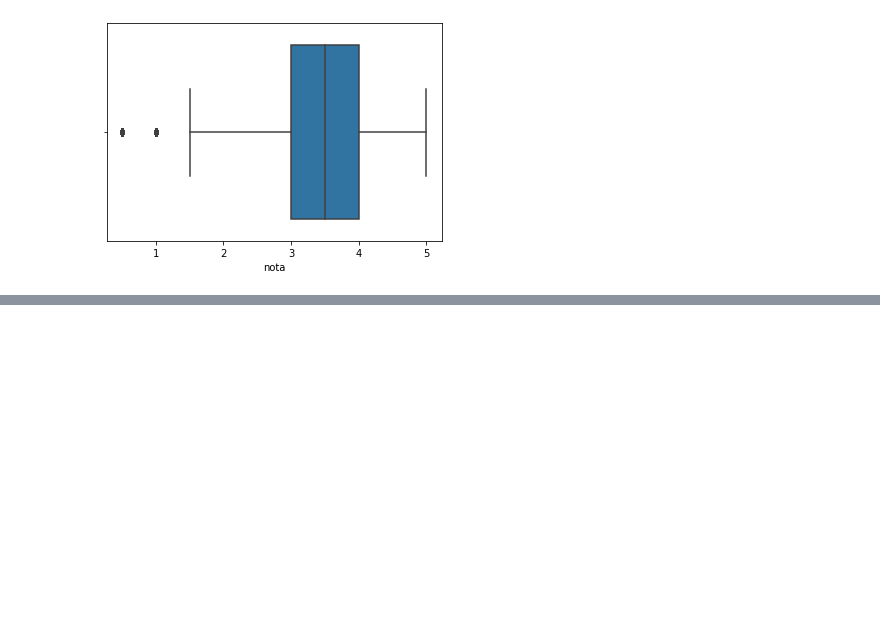
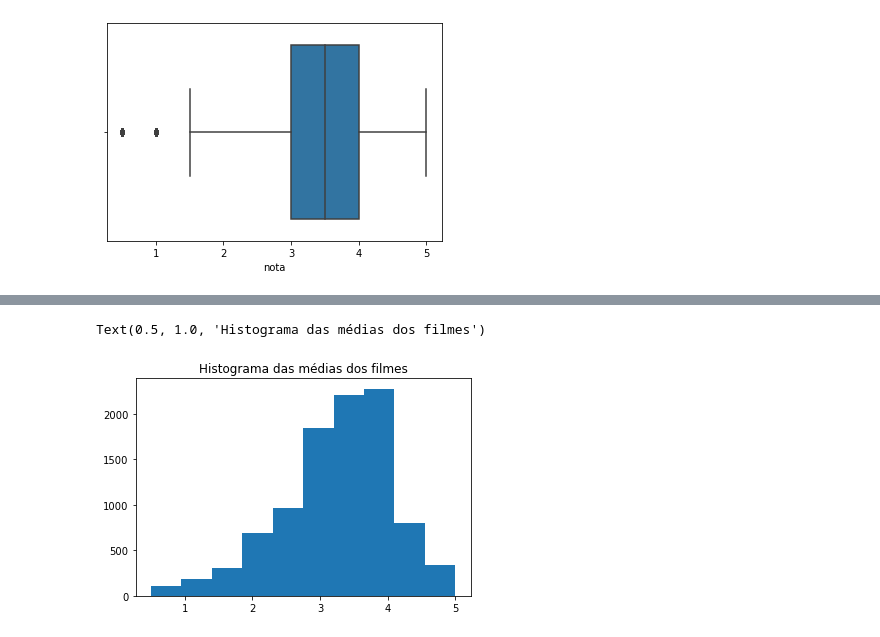
Before and after one commit to MateusAlberto/AulasPython, a Jupyter notebook: Python_Data_Science/Introdução Data Science/Introdução a Data Science.ipynb, the cells around one changed output, grey strips where cells are left out. Cells and saved outputs as stored; diff of their text form; code cells hidden in the pictures; blank space fills up the shorter version.

```diff
--- a/Python_Data_Science/Introdução Data Science/Introdução a Data Science.ipynb
+++ b/Python_Data_Science/Introdução Data Science/Introdução a Data Science.ipynb
@@ -76,0 +133,6 @@ sns.boxplot(notas['nota'])
+# %%
+plt.hist(medias_por_filme)
+plt.title("Histograma das médias dos filmes")
+# %% [output]
+Text(0.5, 1.0, 'Histograma das médias dos filmes')
+[figure, added]
```
Also changed, not shown: parts of 14 cells of this notebook.
